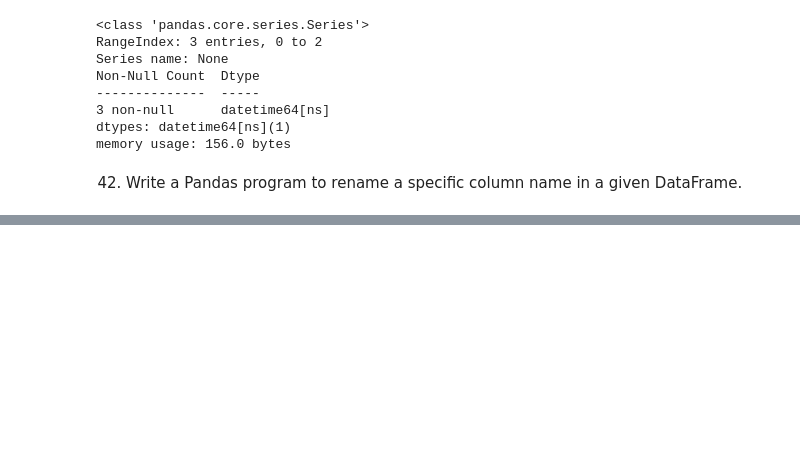
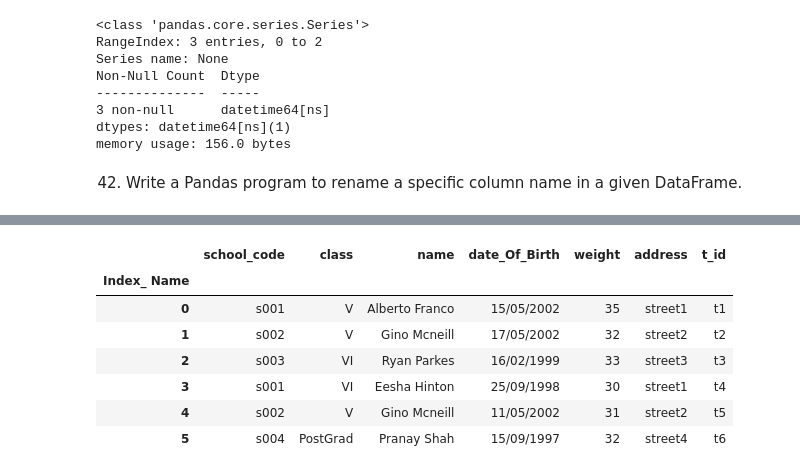
Before and after one commit to SPARTANX21/Leetcode-Codechef-Problems, a Jupyter notebook: Python_Problem/W3_Resources_Problems/Practice_W3.ipynb, the cells around one changed output, grey strips where cells are left out. Cells and saved outputs as stored; diff of their text form; code cells hidden in the pictures; blank space fills up the shorter version.

```diff
--- a/Python_Problem/W3_Resources_Problems/Practice_W3.ipynb
+++ b/Python_Problem/W3_Resources_Problems/Practice_W3.ipynb
@@ -887,0 +1010,11 @@ memory usage: 156.0 bytes
+# %%
+df.at[5, 'class'] = 'PostGrad'; df
+# %% [output]
+|  | school_code | class | name | date_Of_Birth | weight | address | t_id |
+| Index_ Name |  |  |  |  |  |  |  |
+| 0 | s001 | V | Alberto Franco | 15/05/2002 | 35 | street1 | t1 |
+| 1 | s002 | V | Gino Mcneill | 17/05/2002 | 32 | street2 | t2 |
+| 2 | s003 | VI | Ryan Parkes | 16/02/1999 | 33 | street3 | t3 |
+| 3 | s001 | VI | Eesha Hinton | 25/09/1998 | 30 | street1 | t4 |
+| 4 | s002 | V | Gino Mcneill | 11/05/2002 | 31 | street2 | t5 |
+| 5 | s004 | PostGrad | Pranay Shah | 15/09/1997 | 32 | street4 | t6 |
```
Also changed, not shown: parts of 28 cells of this notebook.
